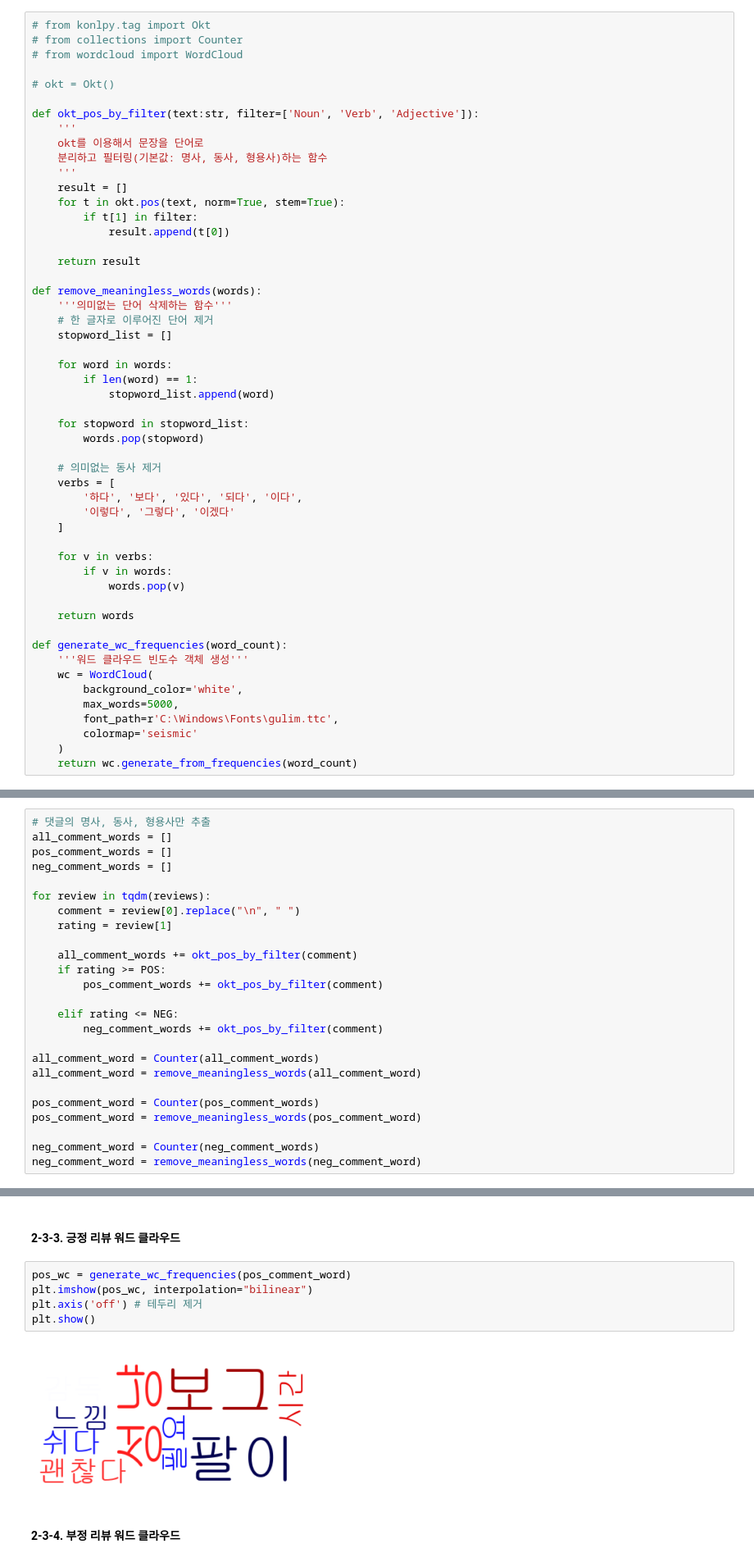
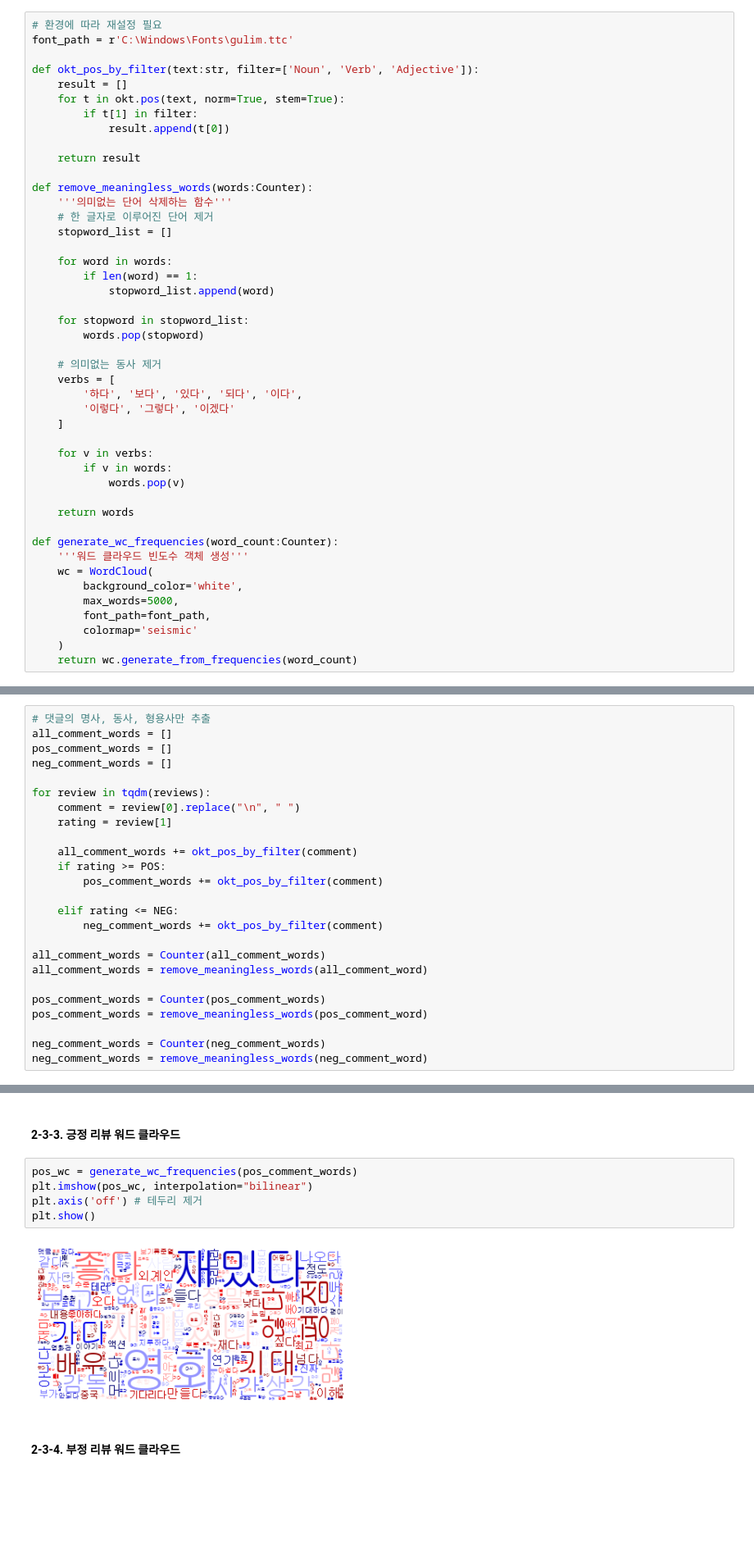
Before and after one commit to Eui9179/AI-DS, a Jupyter notebook: Exercises/final/movie_review_analysis.ipynb, the cells around one changed output, grey strips where cells are left out. Shown at 82% size. Cells and saved outputs as stored; diff of their text form; blank space fills up the shorter version.

```diff
--- a/Exercises/final/movie_review_analysis.ipynb
+++ b/Exercises/final/movie_review_analysis.ipynb
@@ -107,15 +123,8 @@ soup = BeautifulSoup(html.read(), "html.parser")
 # %%
-# from konlpy.tag import Okt
-# from collections import Counter
-# from wordcloud import WordCloud
-
-# okt = Okt()
+# 환경에 따라 재설정 필요
+font_path = r'C:\Windows\Fonts\gulim.ttc'
 
 def okt_pos_by_filter(text:str, filter=['Noun', 'Verb', 'Adjective']):
-    '''
-    okt를 이용해서 문장을 단어로
-    분리하고 필터링(기본값: 명사, 동사, 형용사)하는 함수
-    '''
     result = []
     for t in okt.pos(text, norm=True, stem=True):
         if t[1] in filter:
@@ -123,7 +132,7 @@ def okt_pos_by_filter(text:str, filter=['Noun', 'Verb', 'Adjective']):
 
     return result
 
-def remove_meaningless_words(words):
+def remove_meaningless_words(words:Counter):
     '''의미없는 단어 삭제하는 함수'''
     # 한 글자로 이루어진 단어 제거
     stopword_list = []
@@ -147,12 +156,12 @@ def remove_meaningless_words(words):
 
     return words
 
-def generate_wc_frequencies(word_count):
+def generate_wc_frequencies(word_count:Counter):
     '''워드 클라우드 빈도수 객체 생성'''
     wc = WordCloud(
         background_color='white',
         max_words=5000,
-        font_path=r'C:\Windows\Fonts\gulim.ttc',
+        font_path=font_path,
         colormap='seismic'
     )
     return wc.generate_from_frequencies(word_count)
@@ -181,14 +188,14 @@ for review in tqdm(reviews):
     elif rating <= NEG:
         neg_comment_words += okt_pos_by_filter(comment)
 
-all_comment_word = Counter(all_comment_words)
-all_comment_word = remove_meaningless_words(all_comment_word)
+all_comment_words = Counter(all_comment_words)
+all_comment_words = remove_meaningless_words(all_comment_word)
 
-pos_comment_word = Counter(pos_comment_words)
-pos_comment_word = remove_meaningless_words(pos_comment_word)
+pos_comment_words = Counter(pos_comment_words)
+pos_comment_words = remove_meaningless_words(pos_comment_word)
 
-neg_comment_word = Counter(neg_comment_words)
-neg_comment_word = remove_meaningless_words(neg_comment_word)
+neg_comment_words = Counter(neg_comment_words)
+neg_comment_words = remove_meaningless_words(neg_comment_word)
 # %% [markdown]
 ### 2-3. 워드 클라우드
 # %% [markdown]
@@ -207,12 +214,12 @@ plt.show()
 # %% [markdown]
 #### 2-3-3. 긍정 리뷰 워드 클라우드
 # %%
-pos_wc = generate_wc_frequencies(pos_comment_word)
+pos_wc = generate_wc_frequencies(pos_comment_words)
 plt.imshow(pos_wc, interpolation="bilinear")
 plt.axis('off') # 테두리 제거
 plt.show()
 # %% [output]
-[figure, old version]
+[figure, new version]
 # %% [markdown]
 #### 2-3-4. 부정 리뷰 워드 클라우드
 # %%
```
Also changed, not shown: parts of 26 cells of this notebook, 2 other files.
